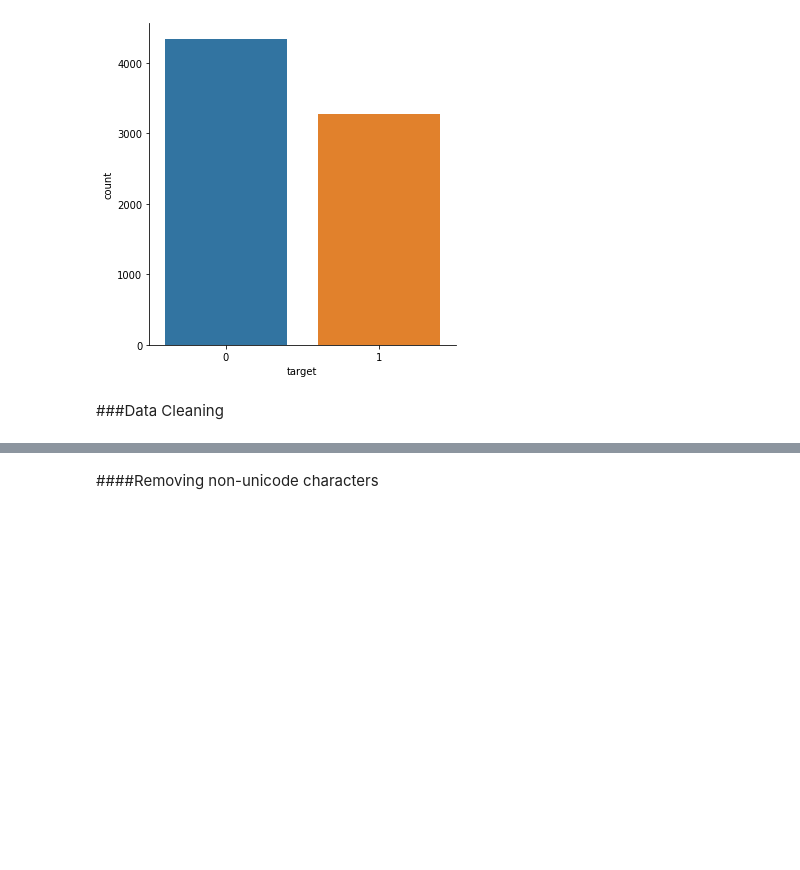
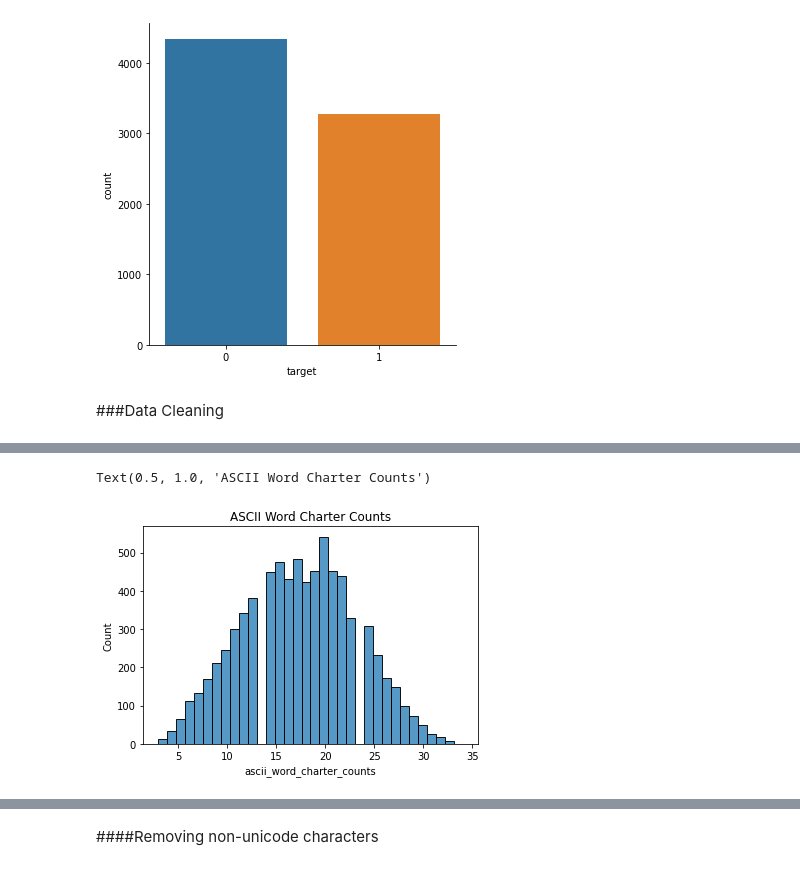
Before and after one commit to jlarson200/DSCI_592_NPL, a Jupyter notebook: npl_data_cleaning.ipynb, the cells around one changed output, grey strips where cells are left out. Drawn from its saved outputs; the diff is of its cells as text; code cells hidden in the pictures; blank space fills up the shorter version.

```diff
--- a/npl_data_cleaning.ipynb
+++ b/npl_data_cleaning.ipynb
@@ -149,0 +144,19 @@ g = sns.catplot(x="target",
+# %%
+#Tokenize the text
+import nltk
+nltk.download('punkt')
+df['unigrams'] = df['text'].apply(nltk.word_tokenize)
+df['unigrams_two'] = df.apply(lambda row: nltk.word_tokenize(row['text']), axis=1).astype(str)
+
+# remove anything but characters and spaces
+df['ascii_sentences'] = df['unigrams_two'].str.replace('[^A-z ]','').str.replace(' +',' ').str.strip()
+#print(df.ascii_sentences)
+
+df['ascii_splitwords'] = [ nltk.word_tokenize( str(sentence) ) for sentence in df.ascii_sentences ]
+#print(df.ascii_splitwords)
+
+df['ascii_word_charter_counts'] = [ len(words) for words in df.ascii_splitwords ]
+#print(df.ascii_word_charter_counts)
+
+df['ascii_word_counts'] = [ sentence.count(' ') + 1 for sentence in df.ascii_sentences ]
+#print(df.ascii_word_counts)
@@ -149,0 +175,7 @@ g = sns.catplot(x="target",
+# %%
+#print(max(df.ascii_word_charter_counts))
+sns.histplot(df['ascii_word_charter_counts'].astype(int),
+             bins=max(df.ascii_word_charter_counts)).set_title('ASCII Word Charter Counts')
+# %% [output]
+Text(0.5, 1.0, 'ASCII Word Charter Counts')
+[figure, added]
```
Also changed, not shown: parts of 7 cells of this notebook.
